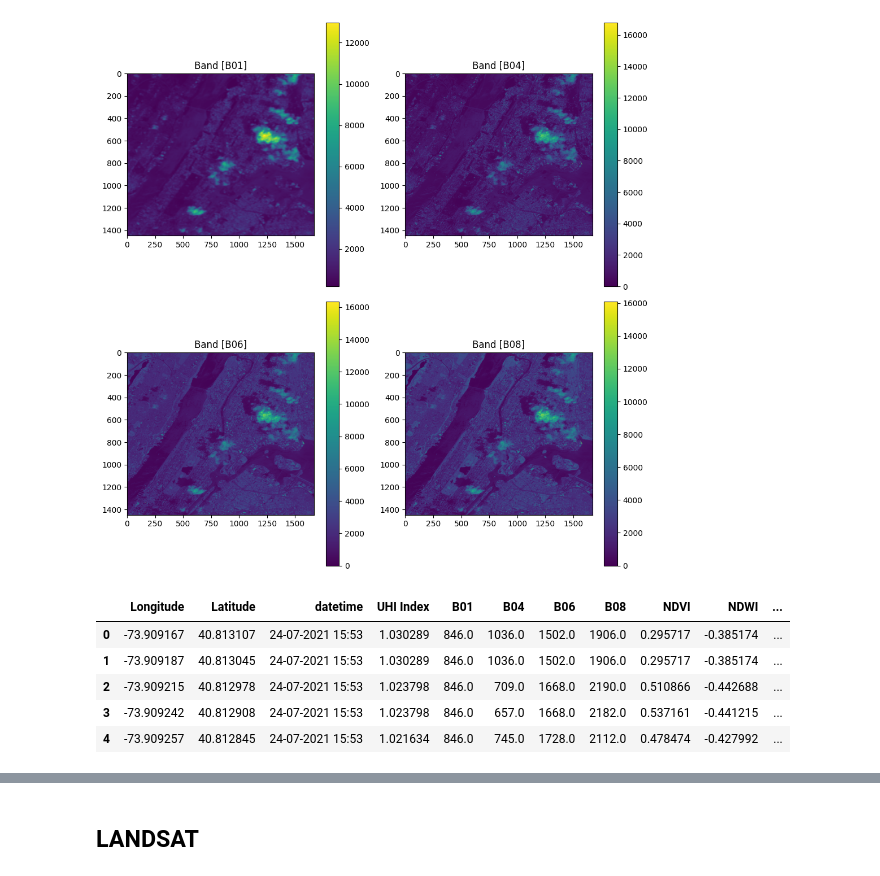
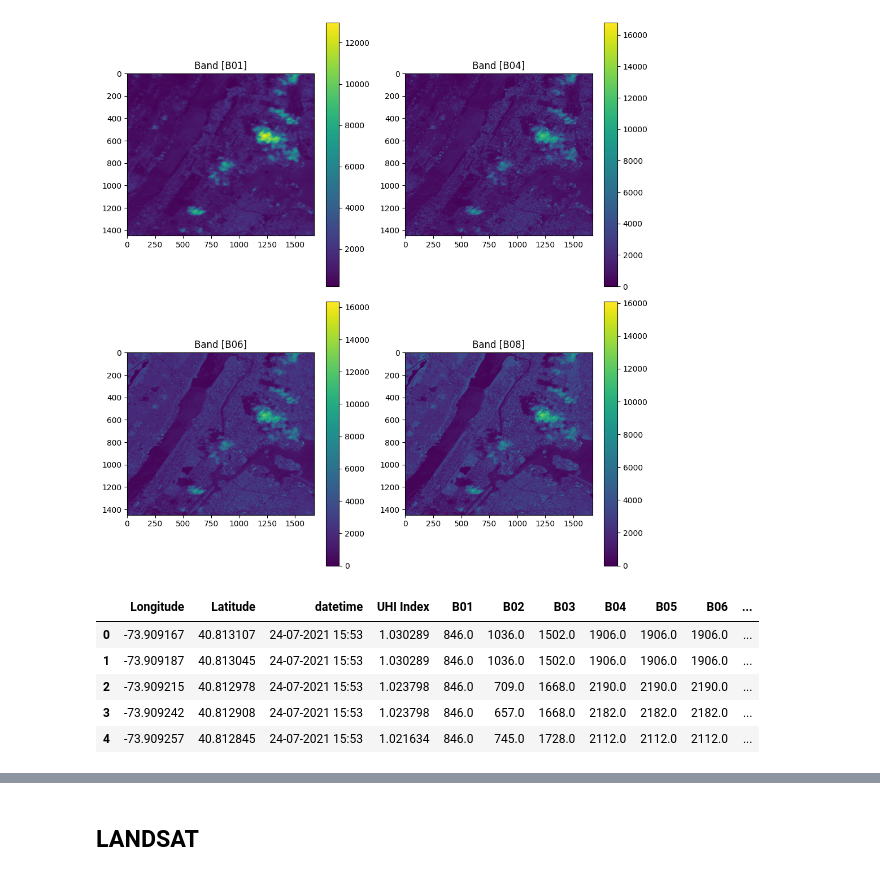
Before and after one commit to 21-abhi-d/EY-D-A-Challenge, a Jupyter notebook: submission_code.ipynb, the cells around one changed output, grey strips where cells are left out. Saved outputs shown, nothing was run; the diff lists cells and outputs as text; code cells hidden in the pictures.

Commit message:
building data working. 0.6985 score

```diff
--- a/submission_code.ipynb
+++ b/submission_code.ipynb
@@ -86,88 +86,101 @@ from tqdm import tqdm
 
 def map_sentinel_data(tiff_path, csv_path):
     """
-    Maps Sentinel satellite data from a GeoTIFF file to locations provided in a CSV file.
-    Also computes vegetation indices like NDVI, NDWI, NDBI, EVI, SAVI, and BI,
-    and merges them with the original dataset.
+    Maps Sentinel-2 satellite data from a GeoTIFF file to locations provided in a CSV file.
+    Computes vegetation indices like NDVI, NDWI, NDBI, EVI, SAVI, and more.
 
     Args:
-        tiff_path (str): Path to the GeoTIFF file containing satellite bands.
-        csv_path (str): Path to the CSV file containing Latitude and Longitude.
+        tiff_path (str): Path to the Sentinel-2 GeoTIFF file.
+        csv_path (str): Path to the CSV file containing Latitude & Longitude.
 
     Returns:
-        pd.DataFrame: DataFrame containing original CSV data + mapped band values + vegetation indices.
+        pd.DataFrame: DataFrame with original data + Sentinel-2 bands + computed indices.
     """
-    # Load the GeoTIFF data
+    # 🔹 Load Sentinel-2 GeoTIFF Data
     data = rxr.open_rasterio(tiff_path)
     tiff_crs = data.rio.crs
 
-    # Read the CSV file using pandas
+    # 🔹 Read CSV Data
     df = pd.read_csv(csv_path)
     latitudes = df['Latitude'].values
     longitudes = df['Longitude'].values
 
-    # Convert lat/long to the GeoTIFF's CRS
-    proj_wgs84 = Proj(init='epsg:4326')  # EPSG:4326 is the common lat/long CRS
+    # 🔹 Convert lat/lon to GeoTIFF's CRS
+    proj_wgs84 = Proj(init='epsg:4326')  # WGS84 Lat/Long
     proj_tiff = Proj(tiff_crs)
     transformer = Transformer.from_proj(proj_wgs84, proj_tiff)
 
-    # Lists to store band values
-    B01_values, B04_values, B06_values, B08_values = [], [], [], []
+    # 🔹 Lists to Store Band Values
+    B01_values, B02_values, B03_values, B04_values, B05_values, B06_values, B07_values, B08_values, B11_values, B12_values = [], [], [], [], [], [], [], [], [], []
 
-    # Iterate over lat/lon and extract band values
-    for lat, lon in tqdm(zip(latitudes, longitudes), total=len(latitudes), desc="Mapping values"):
+    # 🔹 Extract Sentinel-2 Bands
+    for lat, lon in tqdm(zip(latitudes, longitudes), total=len(latitudes), desc="Mapping Sentinel-2 Values"):
         B01_values.append(data.sel(x=lon, y=lat, band=1, method="nearest").values)
-        B04_values.append(data.sel(x=lon, y=lat, band=2, method="nearest").values)
-        B06_values.append(data.sel(x=lon, y=lat, band=3, method="nearest").values)
-        B08_values.append(data.sel(x=lon, y=lat, band=4, method="nearest").values)
+        B02_values.append(data.sel(x=lon, y=lat, band=2, method="nearest").values)
+        B03_values.append(data.sel(x=lon, y=lat, band=3, method="nearest").values)
+        B04_values.append(data.sel(x=lon, y=lat, band=4, method="nearest").values)
+        B05_values.append(data.sel(x=lon, y=lat, band=5, method="nearest").values)
+        B06_values.append(data.sel(x=lon, y=lat, band=6, method="nearest").values)
+        B07_values.append(data.sel(x=lon, y=lat, band=7, method="nearest").values)
+        B08_values.append(data.sel(x=lon, y=lat, band=8, method="nearest").values)
+        B11_values.append(data.sel(x=lon, y=lat, band=11, method="nearest").values)
+        B12_values.append(data.sel(x=lon, y=lat, band=12, method="nearest").values)
 
-    # Convert lists into a DataFrame
+    # 🔹 Convert Lists to DataFrame
     df_mapped = pd.DataFrame({
-        'B01': B01_values,
-        'B04': B04_values,
-        'B06': B06_values,
-        'B08': B08_values
+        'B01': B01_values, 'B02': B02_values, 'B03': B03_values, 'B04': B04_values,
+        'B05': B05_values, 'B06': B06_values, 'B07': B07_values, 'B08': B08_values,
+        'B11': B11_values, 'B12': B12_values
     })
 
-    ### 🌱 Compute Vegetation Indices Directly Inside Function ###
+    ### 🌱 Compute Vegetation & Built-Up Indices ###
 
-    # Compute NDVI (Normalized Difference Vegetation Index)
+    # NDVI (Normalized Difference Vegetation Index)
     df_mapped['NDVI'] = (df_mapped['B08'] - df_mapped['B04']) / (df_mapped['B08'] + df_mapped['B04'])
 
-    # Compute NDWI (Normalized Difference Water Index)
-    df_mapped['NDWI'] = (df_mapped['B01'] - df_mapped['B08']) / (df_mapped['B01'] + df_mapped['B08'])
+    # NDWI (Normalized Difference Water Index)
+    df_mapped['NDWI'] = (df_mapped['B03'] - df_mapped['B08']) / (df_mapped['B03'] + df_mapped['B08'])
 
-    # Compute NDBI (Normalized Difference Built-up Index)
+    # NDBI (Normalized Difference Built-up Index)
     df_mapped['NDBI'] = (df_mapped['B06'] - df_mapped['B04']) / (df_mapped['B06'] + df_mapped['B04'])
 
-    # Compute EVI (Enhanced Vegetation Index)
+    # MNDWI (Modified NDWI)
+    df_mapped['MNDWI'] = (df_mapped['B03'] - df_mapped['B11']) / (df_mapped['B03'] + df_mapped['B11'])
+
+    # NBR (Normalized Burn Ratio)
+    df_mapped['NBR'] = (df_mapped['B08'] - df_mapped['B12']) / (df_mapped['B08'] + df_mapped['B12'])
+
+    # Alternative NDBI-2
+    df_mapped['NDBI_2'] = (df_mapped['B11'] - df_mapped['B08']) / (df_mapped['B11'] + df_mapped['B08'])
+
+    # EVI (Enhanced Vegetation Index)
     df_mapped['EVI'] = 2.5 * (df_mapped['B08'] - df_mapped['B04']) / (df_mapped['B08'] + 6 * df_mapped['B04'] - 7.5 * df_mapped['B01'] + 1)
 
-    # Compute SAVI (Soil Adjusted Vegetation Index) using L = 0.5
+    # SAVI (Soil Adjusted Vegetation Index) using L = 0.5
     L = 0.5
     df_mapped['SAVI'] = ((df_mapped['B08'] - df_mapped['B04']) / (df_mapped['B08'] + df_mapped['B04'] + L)) * (1 + L)
 
-    # Compute BI (Bare Soil Index)
+    # BI (Bare Soil Index)
     df_mapped['BI'] = (df_mapped['B06'] - df_mapped['B04']) / (df_mapped['B06'] + df_mapped['B04'])
 
-    # Replace infinities and NaNs with 0
+    # 🔹 Replace NaNs and Infinite Values
     df_mapped.replace([np.inf, -np.inf], np.nan, inplace=True)
     df_mapped.fillna(0, inplace=True)
 
-    ### 🔗 **Merge with Original CSV Dataset** ###
+    # 🔹 Merge with Original CSV Dataset
     df_combined = pd.concat([df, df_mapped], axis=1)
 
     return df_combined
 
 # Example usage:
 uhi_sentinel_data = map_sentinel_data("datasets/S2_sample.tiff", "datasets/Training_data_uhi_index_2025-02-18.csv")
 
 # Check structure of the combined dataset
 uhi_sentinel_data.head()
 # %% [output]
-|  | Longitude | Latitude | datetime | UHI Index | B01 | B04 | B06 | B08 | NDVI | NDWI | ... |
-| 0 | -73.909167 | 40.813107 | 24-07-2021 15:53 | 1.030289 | 846.0 | 1036.0 | 1502.0 | 1906.0 | 0.295717 | -0.385174 | ... |
-| 1 | -73.909187 | 40.813045 | 24-07-2021 15:53 | 1.030289 | 846.0 | 1036.0 | 1502.0 | 1906.0 | 0.295717 | -0.385174 | ... |
-| 2 | -73.909215 | 40.812978 | 24-07-2021 15:53 | 1.023798 | 846.0 | 709.0 | 1668.0 | 2190.0 | 0.510866 | -0.442688 | ... |
-| 3 | -73.909242 | 40.812908 | 24-07-2021 15:53 | 1.023798 | 846.0 | 657.0 | 1668.0 | 2182.0 | 0.537161 | -0.441215 | ... |
-| 4 | -73.909257 | 40.812845 | 24-07-2021 15:53 | 1.021634 | 846.0 | 745.0 | 1728.0 | 2112.0 | 0.478474 | -0.427992 | ... |
+|  | Longitude | Latitude | datetime | UHI Index | B01 | B02 | B03 | B04 | B05 | B06 | ... |
+| 0 | -73.909167 | 40.813107 | 24-07-2021 15:53 | 1.030289 | 846.0 | 1036.0 | 1502.0 | 1906.0 | 1906.0 | 1906.0 | ... |
+| 1 | -73.909187 | 40.813045 | 24-07-2021 15:53 | 1.030289 | 846.0 | 1036.0 | 1502.0 | 1906.0 | 1906.0 | 1906.0 | ... |
+| 2 | -73.909215 | 40.812978 | 24-07-2021 15:53 | 1.023798 | 846.0 | 709.0 | 1668.0 | 2190.0 | 2190.0 | 2190.0 | ... |
+| 3 | -73.909242 | 40.812908 | 24-07-2021 15:53 | 1.023798 | 846.0 | 657.0 | 1668.0 | 2182.0 | 2182.0 | 2182.0 | ... |
+| 4 | -73.909257 | 40.812845 | 24-07-2021 15:53 | 1.021634 | 846.0 | 745.0 | 1728.0 | 2112.0 | 2112.0 | 2112.0 | ... |
```
Also changed, not shown: parts of 7 cells of this notebook, 5 other files.
